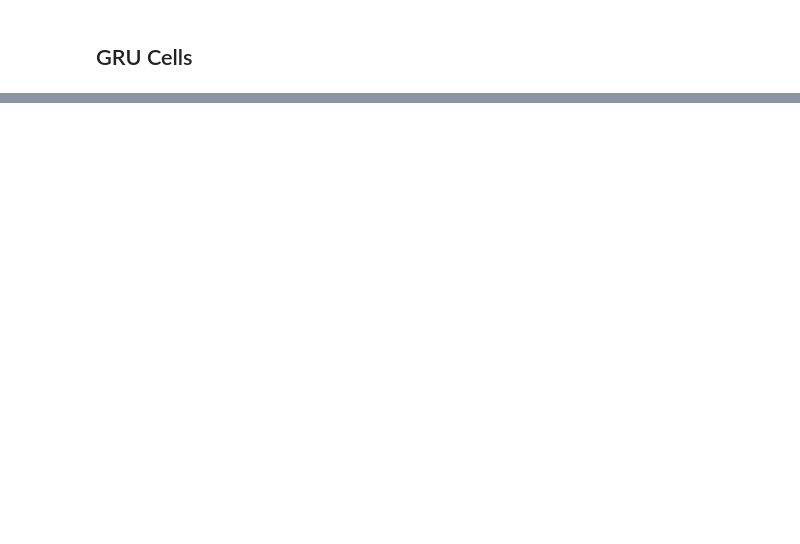
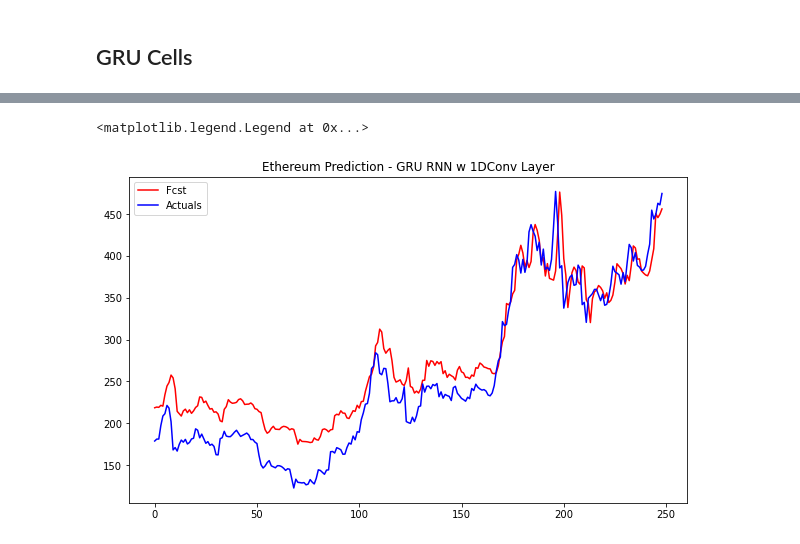
Before and after one commit to MohammedAamerHussain/Crypto-Portfolio-optimization, a Jupyter notebook: FInal Project CN.ipynb, the cells around one changed output, grey strips where cells are left out. Cells and saved outputs as stored; diff of their text form; code cells hidden in the pictures; blank space fills up the shorter version.

```diff
--- a/FInal Project CN.ipynb
+++ b/FInal Project CN.ipynb
@@ -386,2 +295,18 @@ X_train.shape
 # %% [markdown]
 ## GRU Cells
+# %%
+
+callback = tf.keras.callbacks.EarlyStopping(monitor='val_loss', patience=7)
+model = keras.models.Sequential([
+    keras.layers.Conv1D(filters=50,kernel_size=5,strides=2,padding="valid",input_shape = [X_train.shape[1],X_train.shape[2]]),
+    keras.layers.GRU(250,return_sequences=True,recurrent_dropout=.1),
+    keras.layers.GRU(130,recurrent_dropout=.1,return_sequences=True),
+    keras.layers.GRU(20,recurrent_dropout=.1),
+    keras.layers.Dense(10),
+    keras.layers.Dropout(.3),
+    keras.layers.Dense(1)
+])
+opt = keras.optimizers.Adam(learning_rate=.001)
+model.compile(optimizer=opt,loss="mse")
+model.fit(X_train,Y_train,epochs=100,validation_data=(X_validate,Y_validate),batch_size=32,#,callbacks=[callback]
+         )
@@ -387,0 +337,9 @@ X_train.shape
+# %%
+plt.figure(figsize=(10,6))
+plt.plot(np.vstack((np.sqrt(scaler.var_[0])*model.predict(X_validate)+scaler.mean_[0],np.sqrt(scaler.var_[0])*model.predict(X_test)+scaler.mean_[0])),color="red",label="Fcst")
+plt.plot(np.vstack((np.sqrt(scaler.var_[0])*Y_validate+scaler.mean_[0],np.sqrt(scaler.var_[0])*Y_test+scaler.mean_[0])),color="blue",label="Actuals")
+plt.title("Ethereum Prediction - GRU RNN w 1DConv Layer")
+plt.legend()
+# %% [output]
+<matplotlib.legend.Legend at 0x...>
+[figure, added]
```
Also changed, not shown: parts of 63 cells of this notebook.
